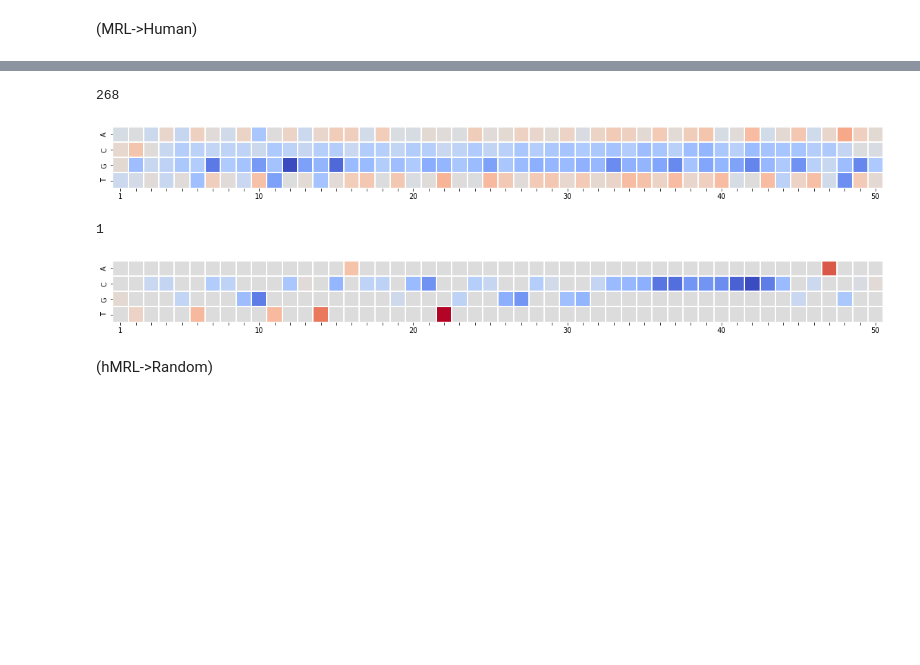
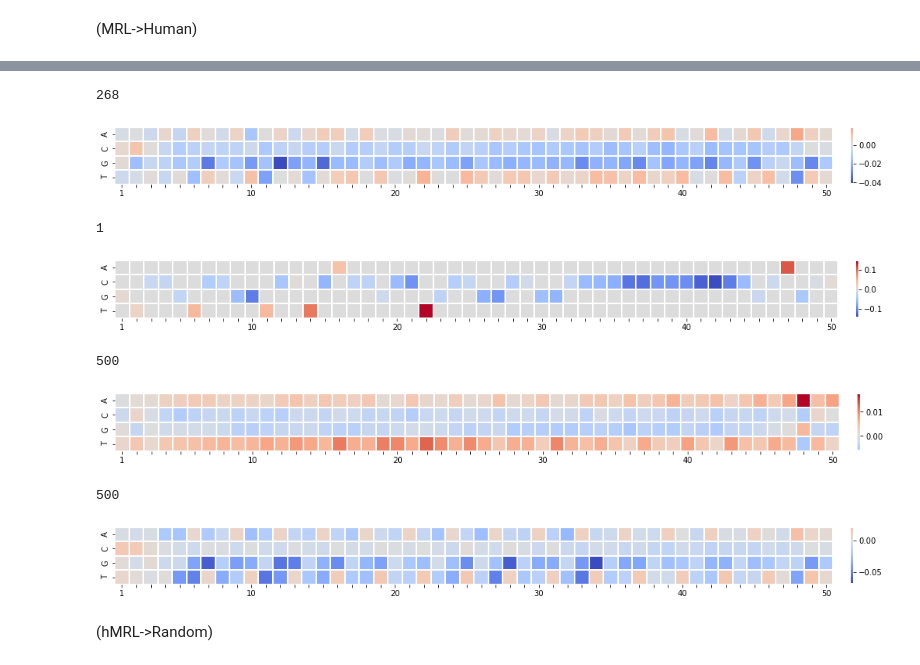
Before and after one commit to ohlerlab/mlcis, a Jupyter notebook: fig1_rh_comp.ipynb, the cells around one changed output, grey strips where cells are left out. Saved outputs shown, nothing was run; the diff lists cells and outputs as text; code cells hidden in the pictures; blank space fills up the shorter version.

```diff
--- a/fig1_rh_comp.ipynb
+++ b/fig1_rh_comp.ipynb
@@ -22,21 +22,21 @@ def plot_meta(data, model, subset=None):
         print(len(data))
         data_seq = one_hot_encode(data, seq_len=50)
         data_ig = ig.integrated_gradients(model, data_seq)
-        Metaplot(data_ig, colorbar = False)
+        Metaplot(data_ig, colorbar = True)
 
     elif subset == 'lowest_ten':
         data_lowest_ten = data[data['pred'] <= data['pred'].quantile(0.1)]
         print(len(data_lowest_ten))
         lowest_ten_seq = one_hot_encode(data_lowest_ten, seq_len=50)
         lowest_ten_ig = ig.integrated_gradients(model, lowest_ten_seq)
-        Metaplot(lowest_ten_ig, colorbar = False)
+        Metaplot(lowest_ten_ig, colorbar = True)
 
     elif subset == 'highest_ten':
         data_highest_ten = data[data['pred'] >= data['pred'].quantile(0.9)]
         print(len(data_highest_ten))
         highest_ten_seq = one_hot_encode(data_highest_ten, seq_len=50)
         highest_ten_ig = ig.integrated_gradients(model, highest_ten_seq)
-        Metaplot(highest_ten_ig, colorbar = False)
+        Metaplot(highest_ten_ig, colorbar = True)
 
     else:
         raise ValueError()
@@ -145,15 +163,19 @@ plot_meta(fn_test_mrl_random, mrl_model)
 # %%
 plot_meta(fp_test_mrl_human, mrl_model)
 plot_meta(fn_test_mrl_human, mrl_model)
 
-#plot_meta(test_human, mrl_model)
-#plot_meta(test_human, mrl_model, subset='highest_ten')
-#plot_meta(test_human, mrl_model, subset='lowest_ten')
+
+plot_meta(test_mrl_human, mrl_model, subset='highest_ten')
+plot_meta(test_mrl_human, mrl_model, subset='lowest_ten')
 # %% [output]
 268
-[figure, old version]
+[figure, new version]
 1
-[figure, old version]
+[figure, new version]
+500
+[figure, added]
+500
+[figure, added]
 # %% [markdown]
 (hMRL->Random)
 # %%
```
Also changed, not shown: parts of 6 cells of this notebook, 5 other files.
